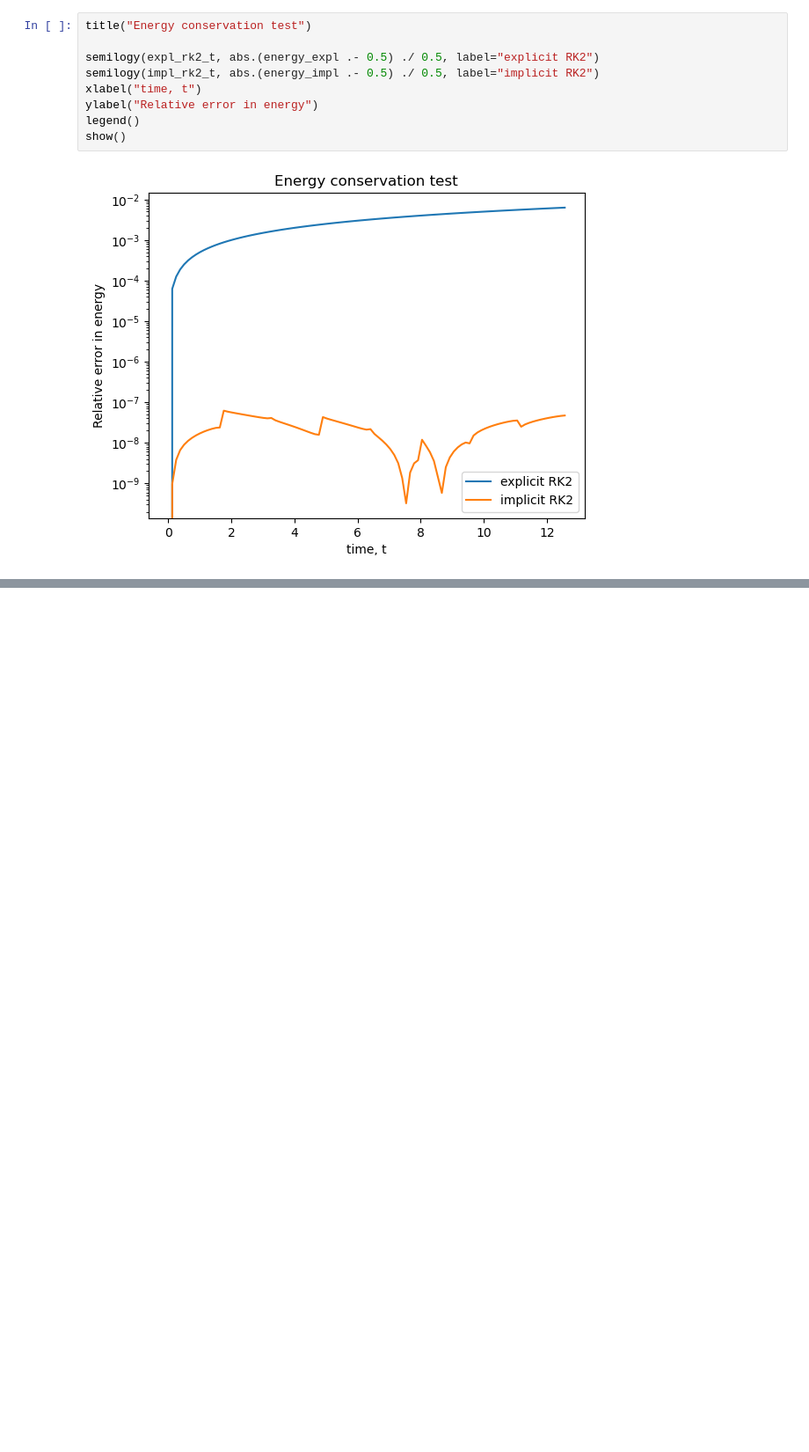
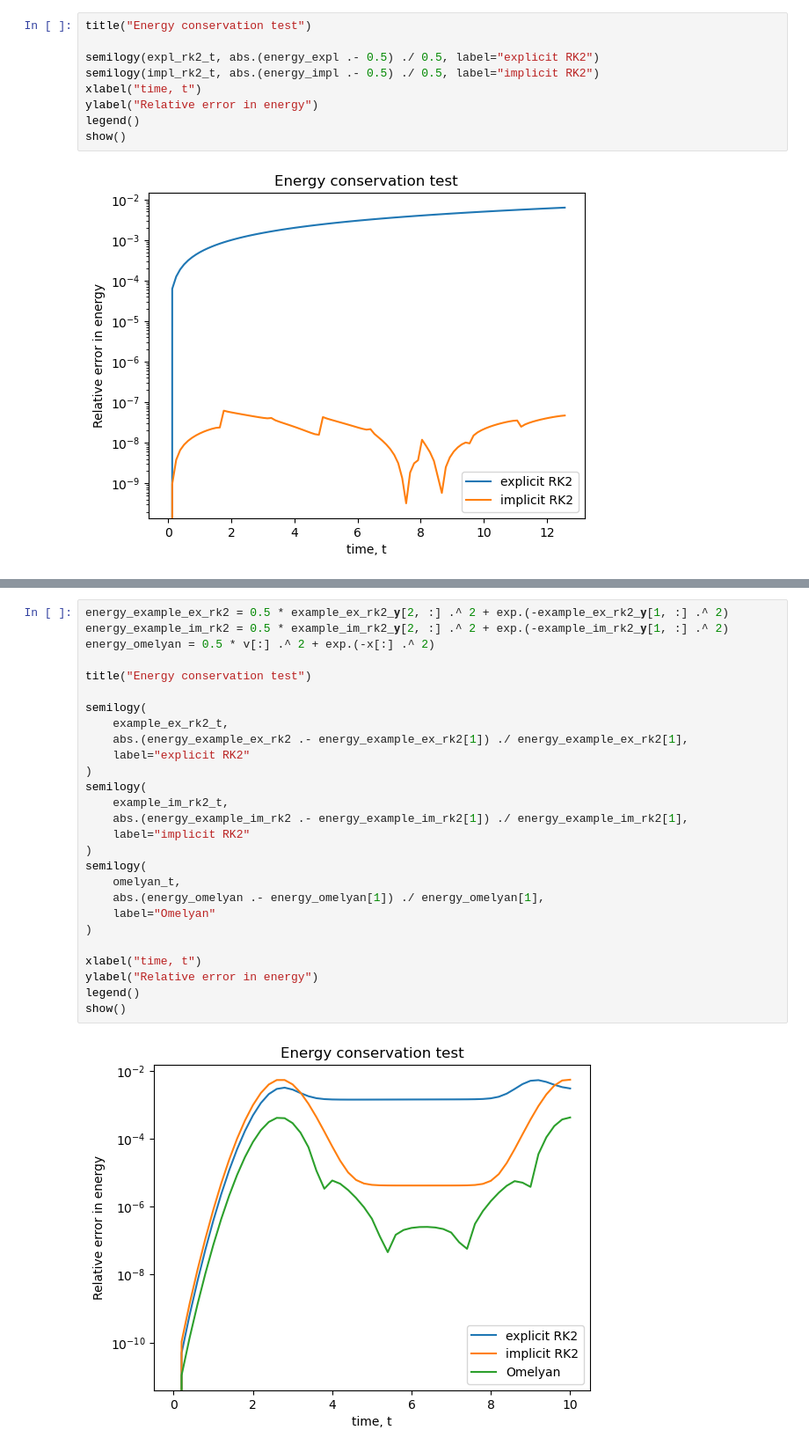
Before and after one commit to tkeegan12/Course_Computational_Physics_and_Engineering, a Jupyter notebook: Module3_Ordinary_Differential_Equations.ipynb, the cells around one changed output, grey strips where cells are left out. Shown at 88% size. Cells and saved outputs as stored; diff of their text form; blank space fills up the shorter version.

```diff
--- a/Module3_Ordinary_Differential_Equations.ipynb
+++ b/Module3_Ordinary_Differential_Equations.ipynb
@@ -633,0 +620,29 @@ show()
+# %%
+energy_example_ex_rk2 = 0.5 * example_ex_rk2_𝐲[2, :] .^ 2 + exp.(-example_ex_rk2_𝐲[1, :] .^ 2)
+energy_example_im_rk2 = 0.5 * example_im_rk2_𝐲[2, :] .^ 2 + exp.(-example_im_rk2_𝐲[1, :] .^ 2)
+energy_omelyan = 0.5 * v[:] .^ 2 + exp.(-x[:] .^ 2)
+
+title("Energy conservation test")
+
+semilogy(
+    example_ex_rk2_t,
+    abs.(energy_example_ex_rk2 .- energy_example_ex_rk2[1]) ./ energy_example_ex_rk2[1],
+    label="explicit RK2"
+)
+semilogy(
+    example_im_rk2_t,
+    abs.(energy_example_im_rk2 .- energy_example_im_rk2[1]) ./ energy_example_im_rk2[1],
+    label="implicit RK2"
+)
+semilogy(
+    omelyan_t,
+    abs.(energy_omelyan .- energy_omelyan[1]) ./ energy_omelyan[1],
+    label="Omelyan"
+)
+
+xlabel("time, t")
+ylabel("Relative error in energy")
+legend()
+show()
+# %% [output]
+[figure, added]
```
Also changed, not shown: parts of 15 cells of this notebook.
